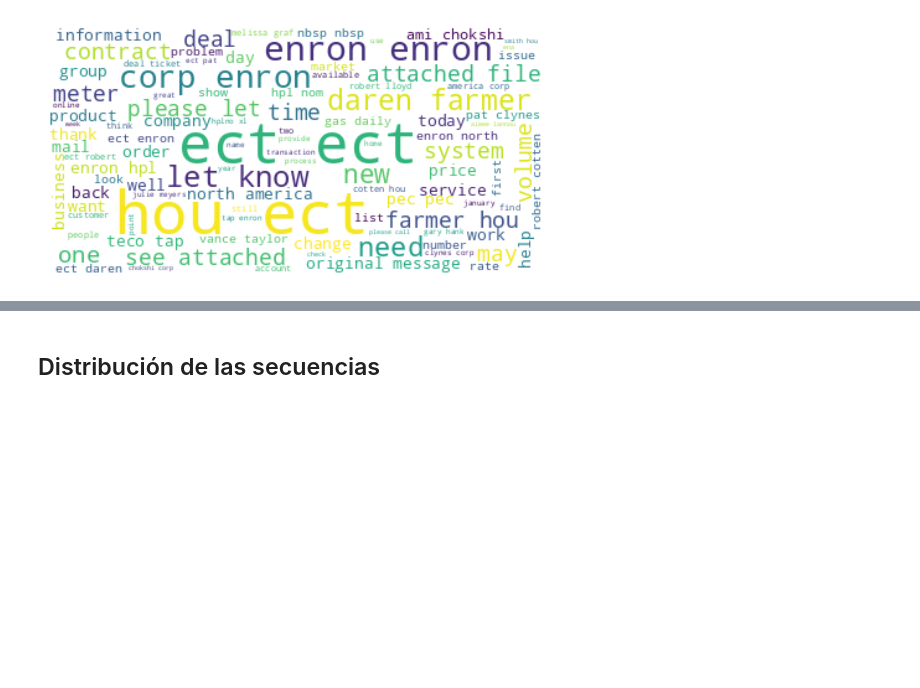
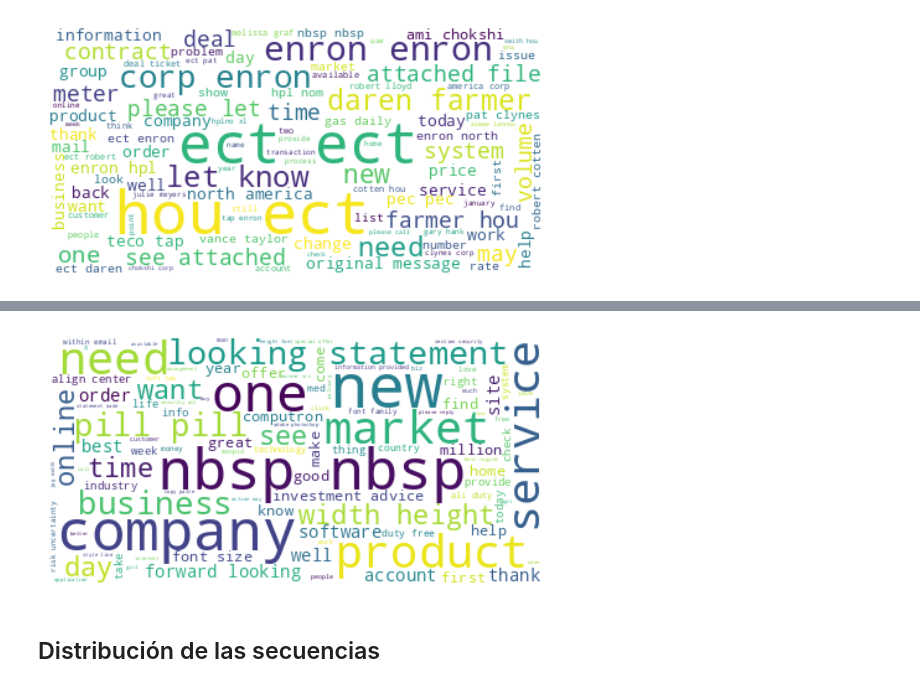
Before and after one commit to CanoPablo/Deep_Learning, a Jupyter notebook: Reto_III.ipynb, the cells around one changed output, grey strips where cells are left out. Drawn from its saved outputs; the diff is of its cells as text; code cells hidden in the pictures; blank space fills up the shorter version.

```diff
--- a/Reto_III.ipynb
+++ b/Reto_III.ipynb
@@ -244,3 +252,7 @@ nube_palabras(df['text'])
+# %%
+nube_palabras(spam)
+# %% [output]
+[figure, added]
 # %% [markdown]
 ## Distribución de las secuencias
 # %%
```
Also changed, not shown: parts of 24 cells of this notebook.
